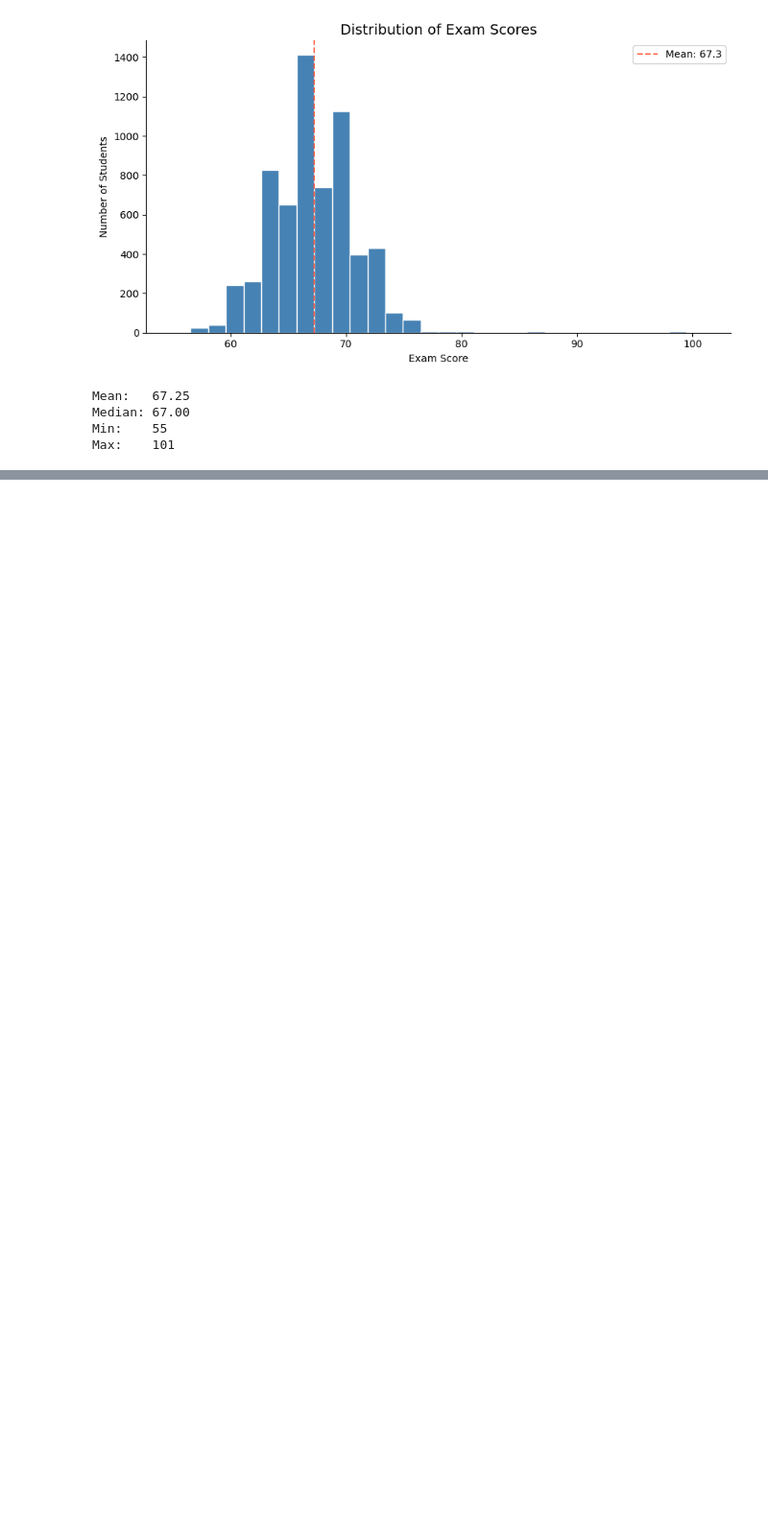
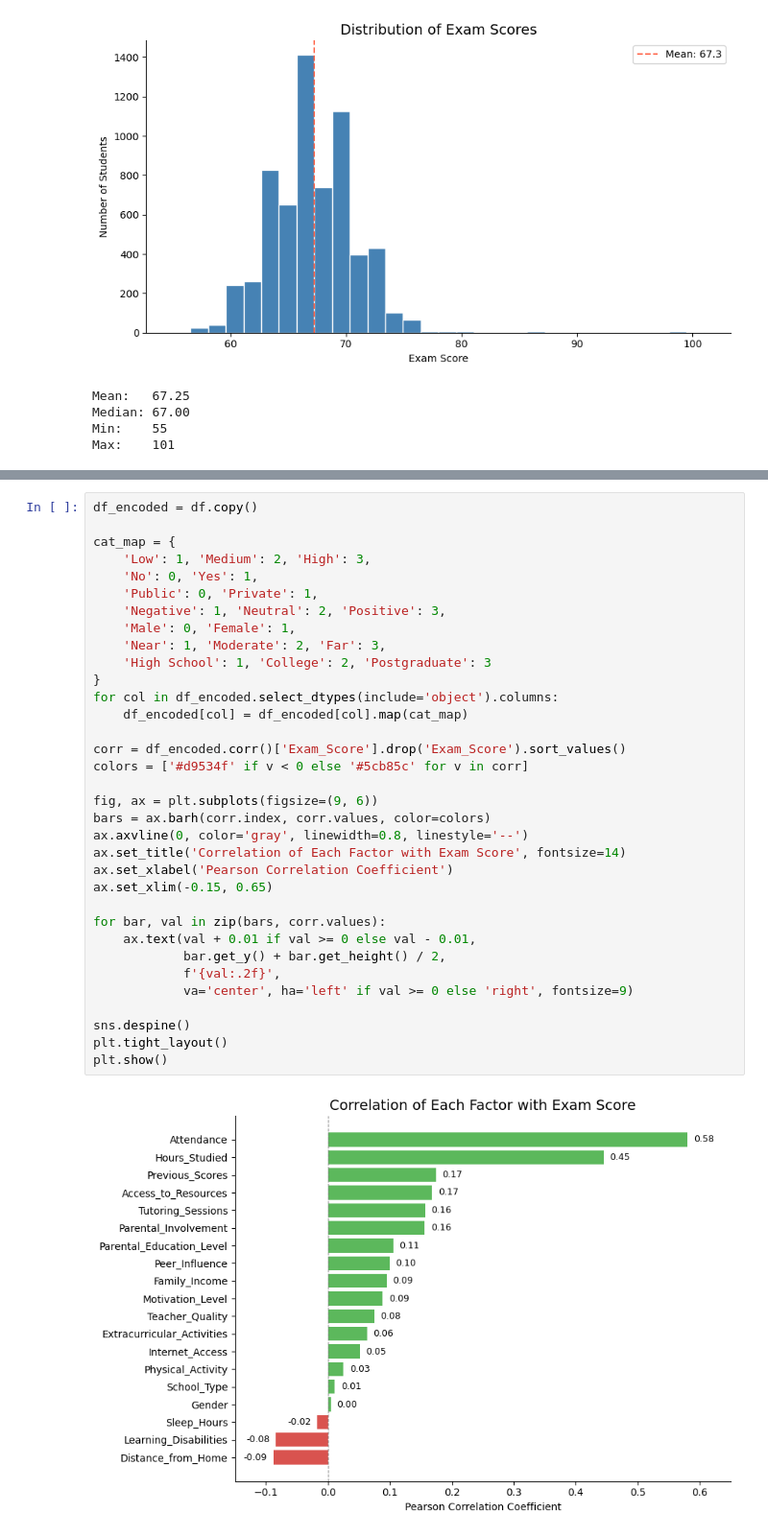
Before and after one commit to Haris-1-1/Data-Visualization, a Jupyter notebook: notebooks/01_exploration.ipynb, the cells around one changed output, grey strips where cells are left out. Shown at 96% size. Saved outputs shown, nothing was run; the diff lists cells and outputs as text; blank space fills up the shorter version.

```diff
--- a/notebooks/01_exploration.ipynb
+++ b/notebooks/01_exploration.ipynb
@@ -148,0 +157,36 @@ Max:    101
+# %%
+df_encoded = df.copy()
+
+cat_map = {
+    'Low': 1, 'Medium': 2, 'High': 3,
+    'No': 0, 'Yes': 1,
+    'Public': 0, 'Private': 1,
+    'Negative': 1, 'Neutral': 2, 'Positive': 3,
+    'Male': 0, 'Female': 1,
+    'Near': 1, 'Moderate': 2, 'Far': 3,
+    'High School': 1, 'College': 2, 'Postgraduate': 3
+}
+for col in df_encoded.select_dtypes(include='object').columns:
+    df_encoded[col] = df_encoded[col].map(cat_map)
+
+corr = df_encoded.corr()['Exam_Score'].drop('Exam_Score').sort_values()
+colors = ['#d9534f' if v < 0 else '#5cb85c' for v in corr]
+
+fig, ax = plt.subplots(figsize=(9, 6))
+bars = ax.barh(corr.index, corr.values, color=colors)
+ax.axvline(0, color='gray', linewidth=0.8, linestyle='--')
+ax.set_title('Correlation of Each Factor with Exam Score', fontsize=14)
+ax.set_xlabel('Pearson Correlation Coefficient')
+ax.set_xlim(-0.15, 0.65)
+
+for bar, val in zip(bars, corr.values):
+    ax.text(val + 0.01 if val >= 0 else val - 0.01,
+            bar.get_y() + bar.get_height() / 2,
+            f'{val:.2f}',
+            va='center', ha='left' if val >= 0 else 'right', fontsize=9)
+
+sns.despine()
+plt.tight_layout()
+plt.show()
+# %% [output]
+[figure, added]
```
Also changed, not shown: parts of 7 cells of this notebook.
